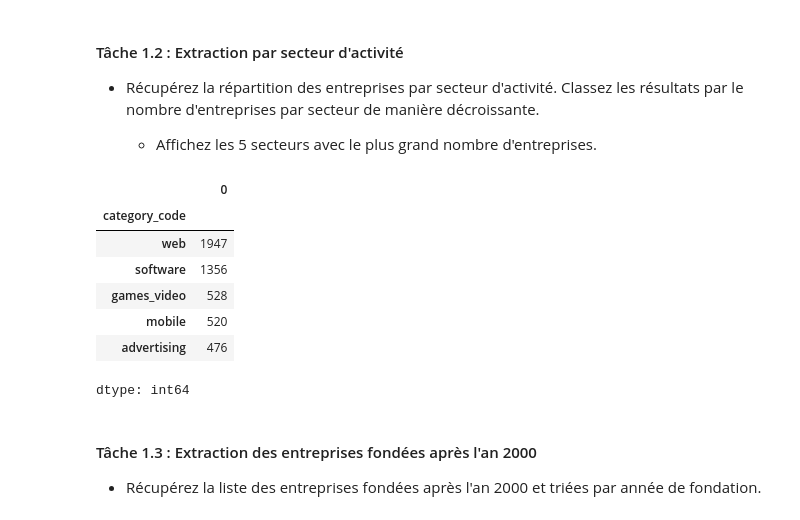
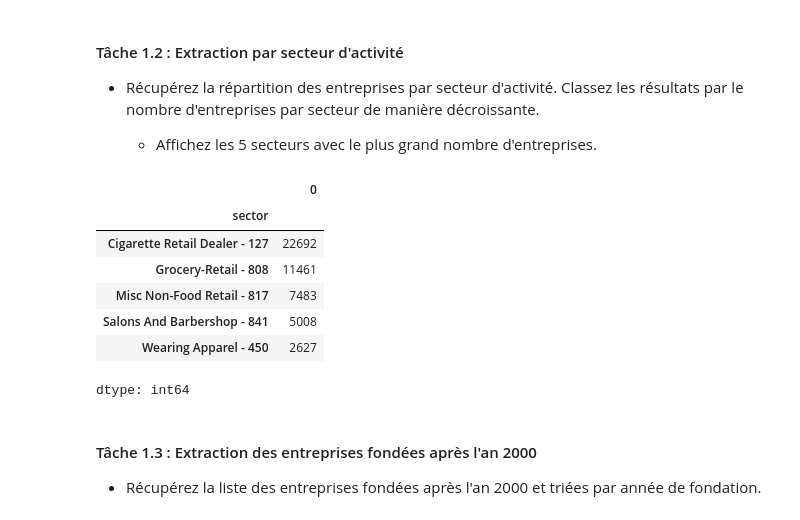
Before and after one commit to Schn777/tp2-collect-data-mongo, a Jupyter notebook: TP2_420_514.ipynb, the cells around one changed output. Cells and saved outputs as stored; diff of their text form; code cells hidden in the pictures.

```diff
--- a/TP2_420_514.ipynb
+++ b/TP2_420_514.ipynb
@@ -55,6 +66,7 @@ import matplotlib.pyplot as plt
 import numpy as np
 import ipywidgets as widgets
 from ipywidgets import interact
+from tabulate import tabulate
 
 
 from pymongo.mongo_client import MongoClient
@@ -72,11 +84,6 @@ try:
     client.admin.command('ping')
     print("Pinged your deployment. You successfully connected to MongoDB!")
     db = client['sample_training']
-    post_collection = db['posts']
-    documents = post_collection.find()
-    df = pd.DataFrame(documents)
-    print(df)
-
 except Exception as e:
     print(e)
 # %% [output]
@@ -100,3 +91,7 @@ Pinged your deployment. You successfully connected to MongoDB!
+# %%
+companies = pd.DataFrame(list(db["companies"].find()))
+inspections = pd.DataFrame(list(db["inspections"].find()))
+posts = pd.DataFrame(list(db["posts"].find()))
 # %% [markdown]
 
 #### Tâche 1.1 : Exploration des données
@@ -129,15 +123,15 @@ companies.head(10)
 
   - Affichez les 5 secteurs avec le plus grand nombre d'entreprises.
 # %%
-companies.groupby("category_code").size().sort_values(ascending=False).head(5)
+inspections.groupby("sector").size().sort_values(ascending=False).head(5)
 # %% [output]
 |  | 0 |
-| category_code |  |
-| web | 1947 |
-| software | 1356 |
-| games_video | 528 |
-| mobile | 520 |
-| advertising | 476 |
+| sector |  |
+| Cigarette Retail Dealer - 127 | 22692 |
+| Grocery-Retail - 808 | 11461 |
+| Misc Non-Food Retail - 817 | 7483 |
+| Salons And Barbershop - 841 | 5008 |
+| Wearing Apparel - 450 | 2627 |
 dtype: int64
 # %% [markdown]
 
```
Also changed, not shown: parts of 6 cells of this notebook.
